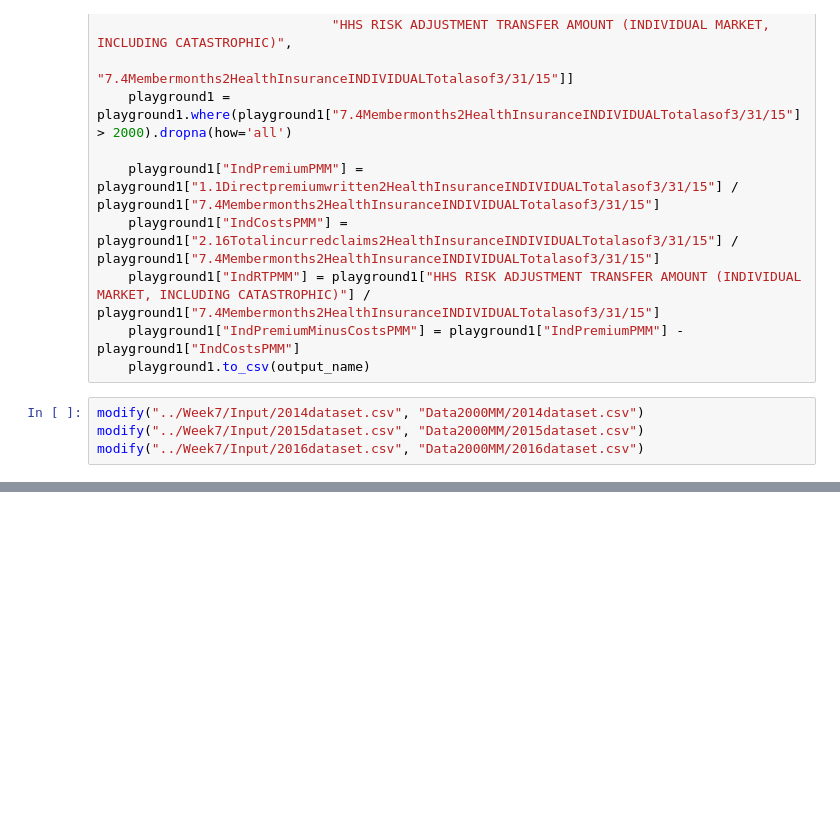
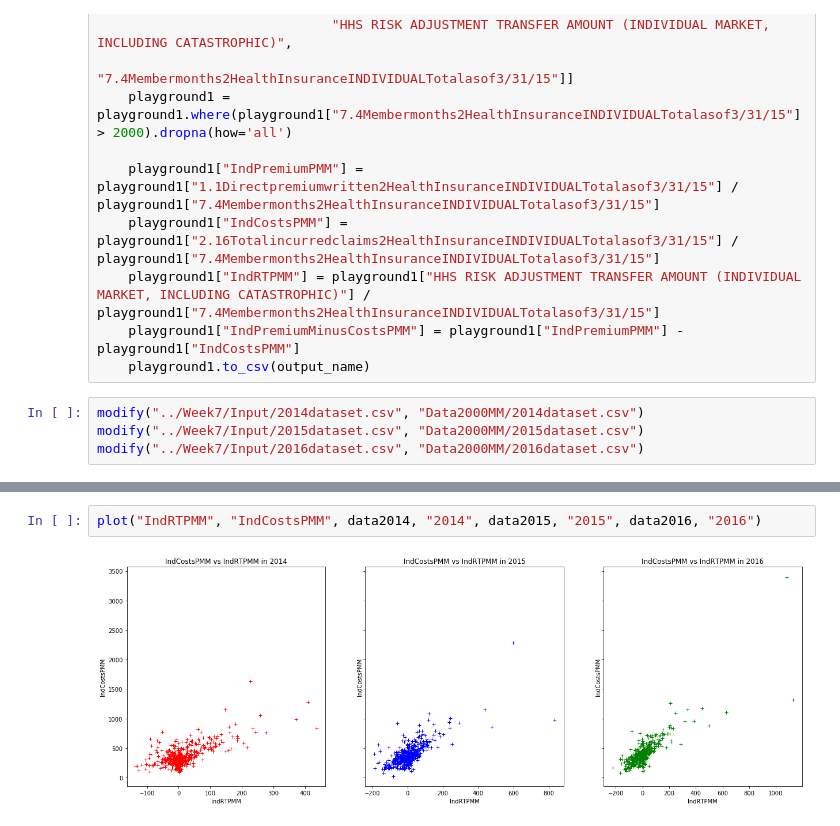
Before and after one commit to Aquaroyal72/risk-adjustment-model-2, a Jupyter notebook: Week8/RigorousStatsCalculator-Normal.ipynb, the cells around one changed output, grey strips where cells are left out. Cells and saved outputs as stored; diff of their text form; blank space fills up the shorter version.

```diff
--- a/Week8/RigorousStatsCalculator-Normal.ipynb
+++ b/Week8/RigorousStatsCalculator-Normal.ipynb
@@ -24,0 +54,4 @@ modify("../Week7/Input/2016dataset.csv", "Data2000MM/2016dataset.csv")
+# %%
+plot("IndRTPMM", "IndCostsPMM", data2014, "2014", data2015, "2015", data2016, "2016")
+# %% [output]
+[figure, added]
```
Also changed, not shown: parts of 5 cells of this notebook, 7 other files.
